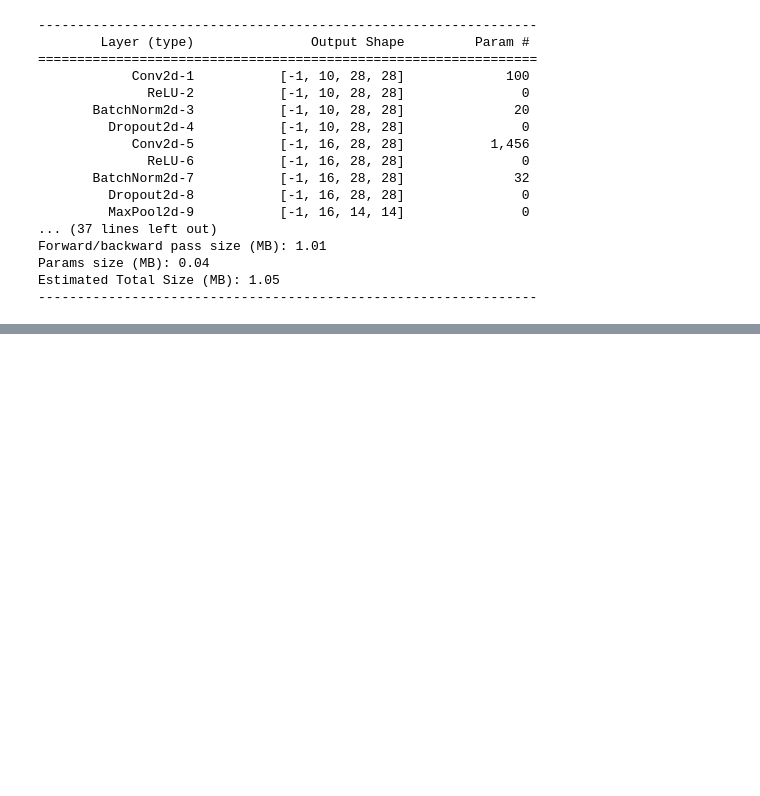
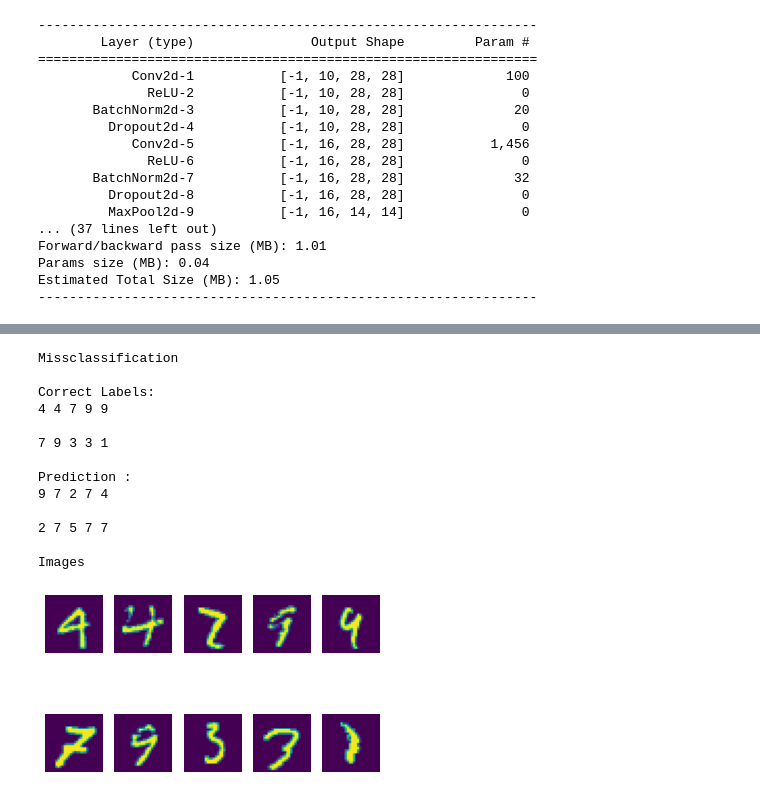
Before and after one commit to ajinkyakhadilkar/EVA-8, a Jupyter notebook: Assignment5/Assignment5.ipynb, the cells around one changed output, grey strips where cells are left out. Saved outputs shown, nothing was run; the diff lists cells and outputs as text; code cells hidden in the pictures; blank space fills up the shorter version.

```diff
--- a/Assignment5/Assignment5.ipynb
+++ b/Assignment5/Assignment5.ipynb
@@ -249,4 +346,46 @@ Test set: Average loss: 0.0338, Accuracy: 9894/10000 (98.94%)
 ... (3 outputs left out)
+# %%
+print('Missclassification \n')
+for i in range(0, 10):
+  plt.subplot(2, 5, i+1)
+  plt.axis('off')
+  plt.imshow(torch.stack(missclassified).cpu().detach().numpy()[i].squeeze())
+
+print('Correct Labels: ')
+for i in range(0, len(missclassified)):
+  output_line += str(expected_label[i].item()) + ' '
+  if i ==int((len(missclassified)-1)/2) or i==len(missclassified)-1:
+    print(output_line + '\n')
+    output_line = ''
+
+print('Prediction : ')
+for i in range(0, len(missclassified)):
+  output_line += str(missclassified_value[i].item()) + ' '
+  if i ==int((len(missclassified)-1)/2) or i==len(missclassified)-1:
+    print(output_line + '\n')
+    output_line = ''
+
+#cleanup lists
+missclassified = []
+expected_label = []
+missclassified_value = []
+
+print('Images')
+# %% [output]
+Missclassification
+
+Correct Labels:
+4 4 7 9 9
+
+7 9 3 3 1
+
+Prediction :
+9 7 2 7 4
+
+2 7 5 7 7
+
+Images
+[figure, added]
 # %%
 from torch.functional import Tensor
 %matplotlib inline
```
Also changed, not shown: parts of 7 cells of this notebook.
